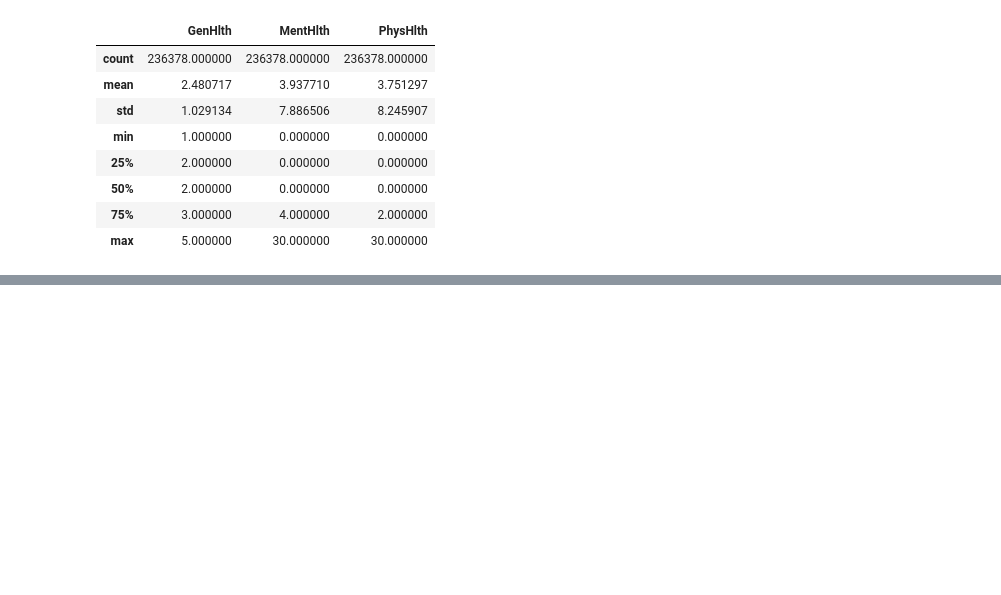
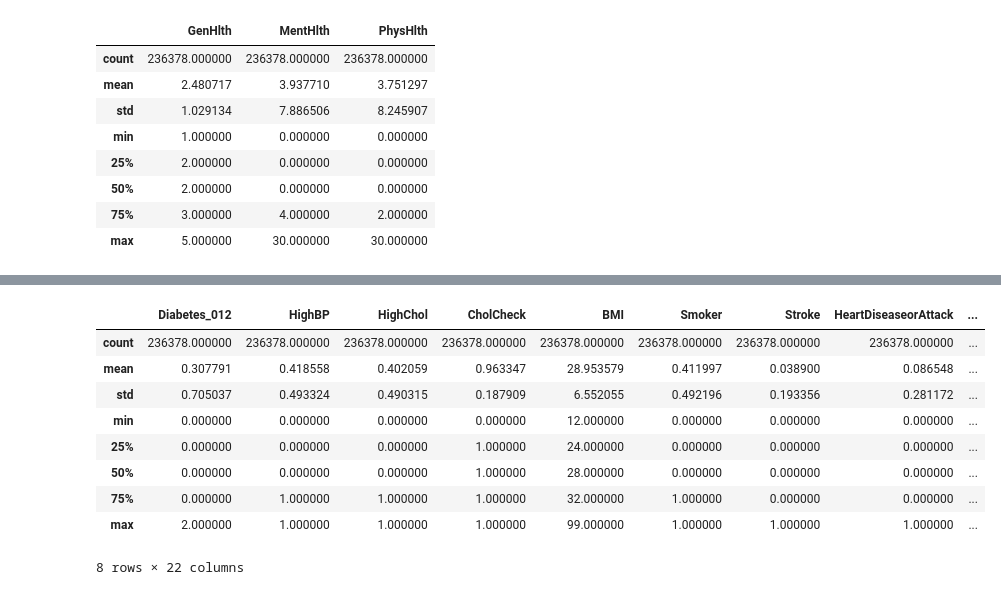
Before and after one commit to bernardeem/Python_projects, a Jupyter notebook: Data_science_projects/Diabetes_prediction_project.ipynb, the cells around one changed output, grey strips where cells are left out. Cells and saved outputs as stored; diff of their text form; code cells hidden in the pictures; blank space fills up the shorter version.

```diff
--- a/Data_science_projects/Diabetes_prediction_project.ipynb
+++ b/Data_science_projects/Diabetes_prediction_project.ipynb
@@ -227,0 +237,13 @@ df[health_columns].describe()
+# %%
+df.describe()
+# %% [output]
+|  | Diabetes_012 | HighBP | HighChol | CholCheck | BMI | Smoker | Stroke | HeartDiseaseorAttack | ... |
+| count | 236378.000000 | 236378.000000 | 236378.000000 | 236378.000000 | 236378.000000 | 236378.000000 | 236378.000000 | 236378.000000 | ... |
+| mean | 0.307791 | 0.418558 | 0.402059 | 0.963347 | 28.953579 | 0.411997 | 0.038900 | 0.086548 | ... |
+| std | 0.705037 | 0.493324 | 0.490315 | 0.187909 | 6.552055 | 0.492196 | 0.193356 | 0.281172 | ... |
+| min | 0.000000 | 0.000000 | 0.000000 | 0.000000 | 12.000000 | 0.000000 | 0.000000 | 0.000000 | ... |
+| 25% | 0.000000 | 0.000000 | 0.000000 | 1.000000 | 24.000000 | 0.000000 | 0.000000 | 0.000000 | ... |
+| 50% | 0.000000 | 0.000000 | 0.000000 | 1.000000 | 28.000000 | 0.000000 | 0.000000 | 0.000000 | ... |
+| 75% | 0.000000 | 1.000000 | 1.000000 | 1.000000 | 32.000000 | 1.000000 | 0.000000 | 0.000000 | ... |
+| max | 2.000000 | 1.000000 | 1.000000 | 1.000000 | 99.000000 | 1.000000 | 1.000000 | 1.000000 | ... |
+8 rows × 22 columns
```
Also changed, not shown: parts of 5 cells of this notebook.
